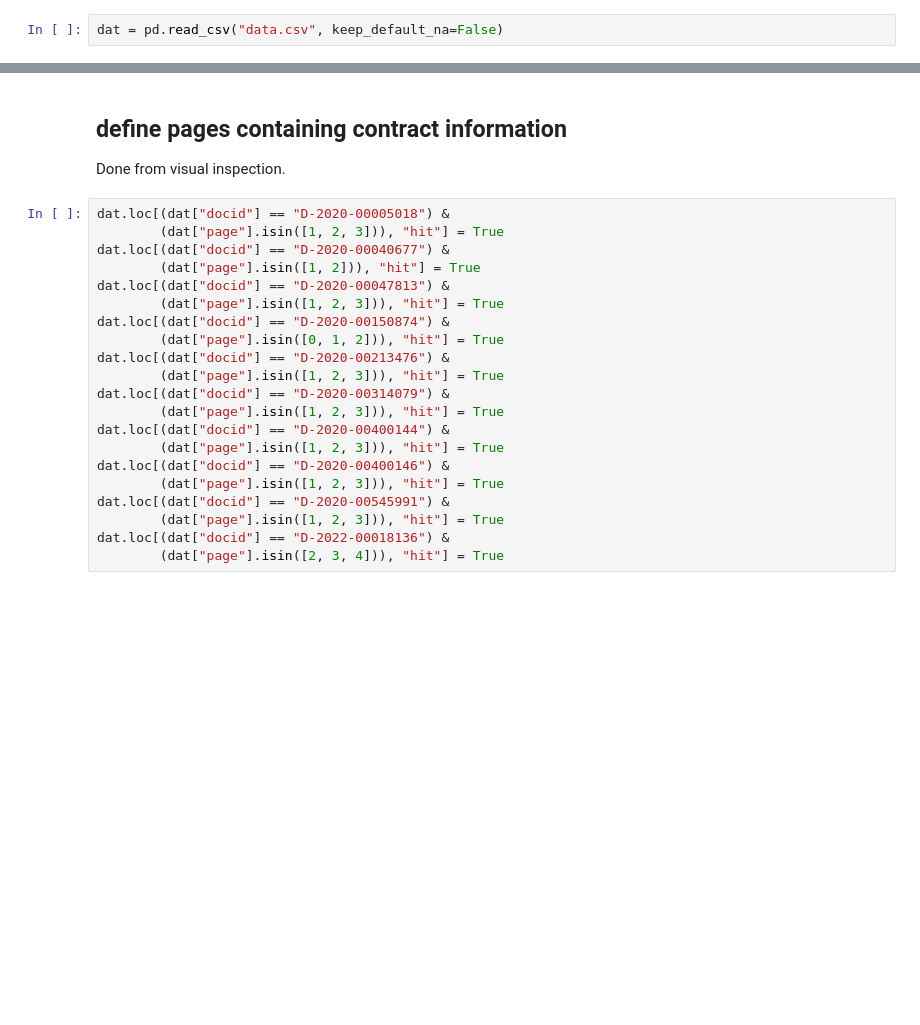
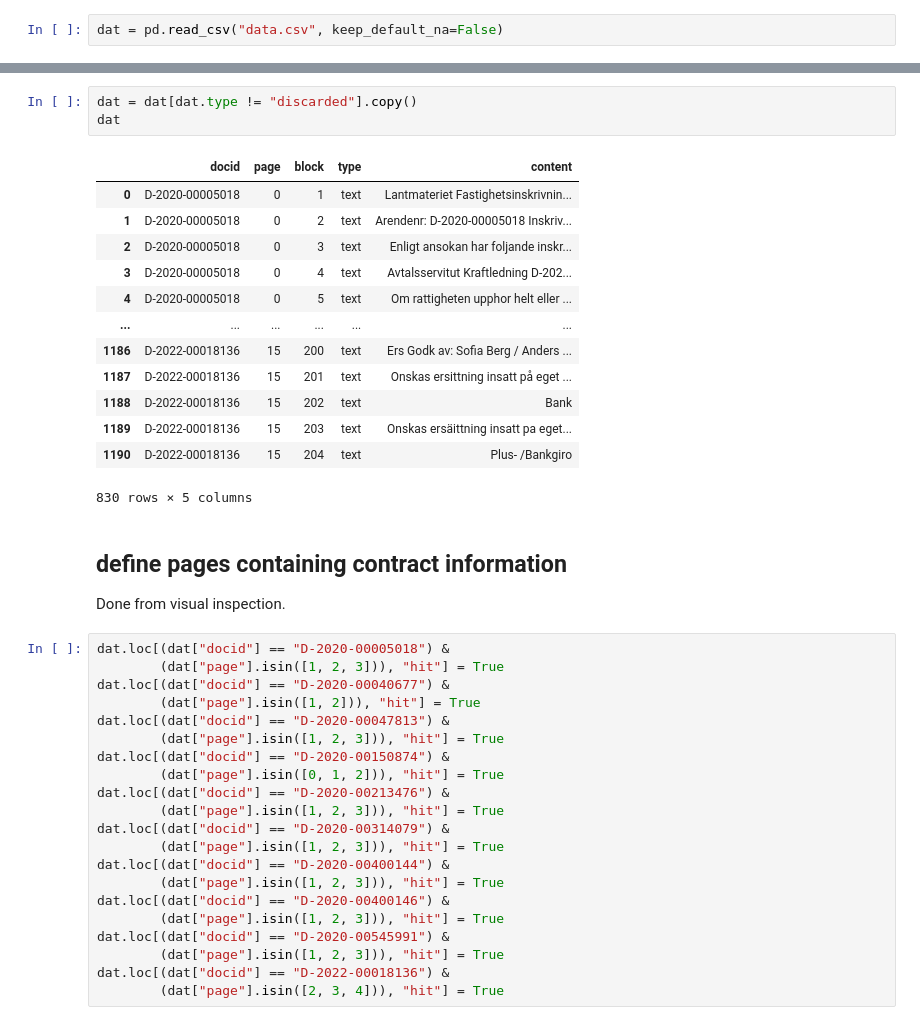
Before and after one commit to gothenbirder/minerU-exps, a Jupyter notebook: find_contract.ipynb, the cells around one changed output, grey strips where cells are left out. Cells and saved outputs as stored; diff of their text form; blank space fills up the shorter version.

```diff
--- a/find_contract.ipynb
+++ b/find_contract.ipynb
@@ -26,6 +27,23 @@ dat
 | 1197 | D-2022-00018136 | 15 | 211 | discarded | 5730-6326 |
 | 1198 | D-2022-00018136 | 15 | 212 | discarded | 211007 MMPE |
 1199 rows × 5 columns
+# %%
+dat = dat[dat.type != "discarded"].copy()
+dat
+# %% [output]
+|  | docid | page | block | type | content |
+| 0 | D-2020-00005018 | 0 | 1 | text | Lantmateriet Fastighetsinskrivnin... |
+| 1 | D-2020-00005018 | 0 | 2 | text | Arendenr: D-2020-00005018 Inskriv... |
+| 2 | D-2020-00005018 | 0 | 3 | text | Enligt ansokan har foljande inskr... |
+| 3 | D-2020-00005018 | 0 | 4 | text | Avtalsservitut Kraftledning D-202... |
+| 4 | D-2020-00005018 | 0 | 5 | text | Om rattigheten upphor helt eller ... |
+| ... | ... | ... | ... | ... | ... |
+| 1186 | D-2022-00018136 | 15 | 200 | text | Ers Godk av: Sofia Berg / Anders ... |
+| 1187 | D-2022-00018136 | 15 | 201 | text | Onskas ersittning insatt på eget ... |
+| 1188 | D-2022-00018136 | 15 | 202 | text | Bank |
+| 1189 | D-2022-00018136 | 15 | 203 | text | Onskas ersäittning insatt pa eget... |
+| 1190 | D-2022-00018136 | 15 | 204 | text | Plus- /Bankgiro |
+830 rows × 5 columns
 # %% [markdown]
 ## define pages containing contract information
 
```
Also changed, not shown: parts of 14 cells of this notebook.
